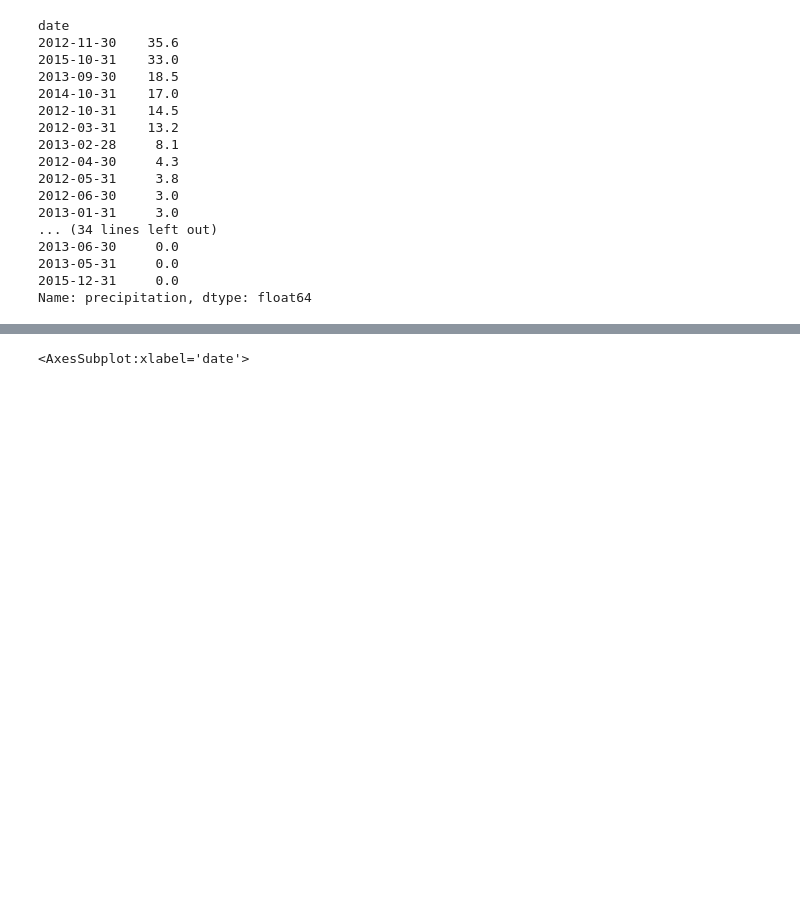
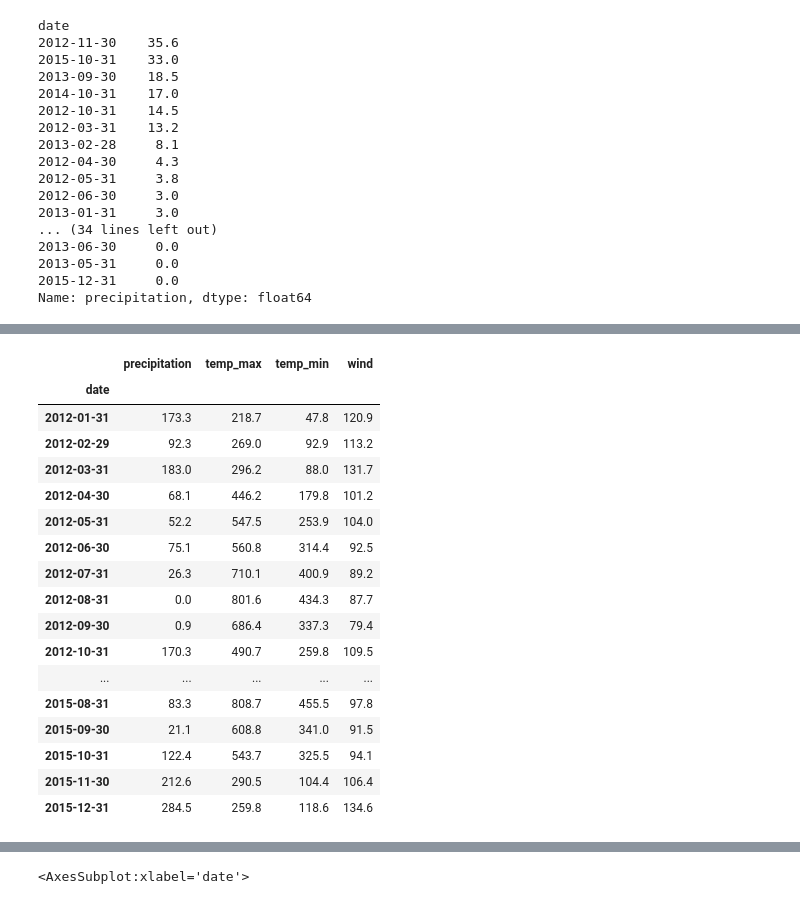
Before and after one commit to Joshua-C-Bryant/time-series-exercises, a Jupyter notebook: time-series-exercises.ipynb, the cells around one changed output, grey strips where cells are left out. Saved outputs shown, nothing was run; the diff lists cells and outputs as text; code cells hidden in the pictures; blank space fills up the shorter version.

```diff
--- a/time-series-exercises.ipynb
+++ b/time-series-exercises.ipynb
@@ -216,0 +232,21 @@ Name: precipitation, dtype: float64
+# %%
+date_df.resample('M').sum()
+# %% [output]
+|  | precipitation | temp_max | temp_min | wind |
+| date |  |  |  |  |
+| 2012-01-31 | 173.3 | 218.7 | 47.8 | 120.9 |
+| 2012-02-29 | 92.3 | 269.0 | 92.9 | 113.2 |
+| 2012-03-31 | 183.0 | 296.2 | 88.0 | 131.7 |
+| 2012-04-30 | 68.1 | 446.2 | 179.8 | 101.2 |
+| 2012-05-31 | 52.2 | 547.5 | 253.9 | 104.0 |
+| 2012-06-30 | 75.1 | 560.8 | 314.4 | 92.5 |
+| 2012-07-31 | 26.3 | 710.1 | 400.9 | 89.2 |
+| 2012-08-31 | 0.0 | 801.6 | 434.3 | 87.7 |
+| 2012-09-30 | 0.9 | 686.4 | 337.3 | 79.4 |
+| 2012-10-31 | 170.3 | 490.7 | 259.8 | 109.5 |
+| ... | ... | ... | ... | ... |
+| 2015-08-31 | 83.3 | 808.7 | 455.5 | 97.8 |
+| 2015-09-30 | 21.1 | 608.8 | 341.0 | 91.5 |
+| 2015-10-31 | 122.4 | 543.7 | 325.5 | 94.1 |
+| 2015-11-30 | 212.6 | 290.5 | 104.4 | 106.4 |
+| 2015-12-31 | 284.5 | 259.8 | 118.6 | 134.6 |
```
Also changed, not shown: parts of 10 cells of this notebook.
